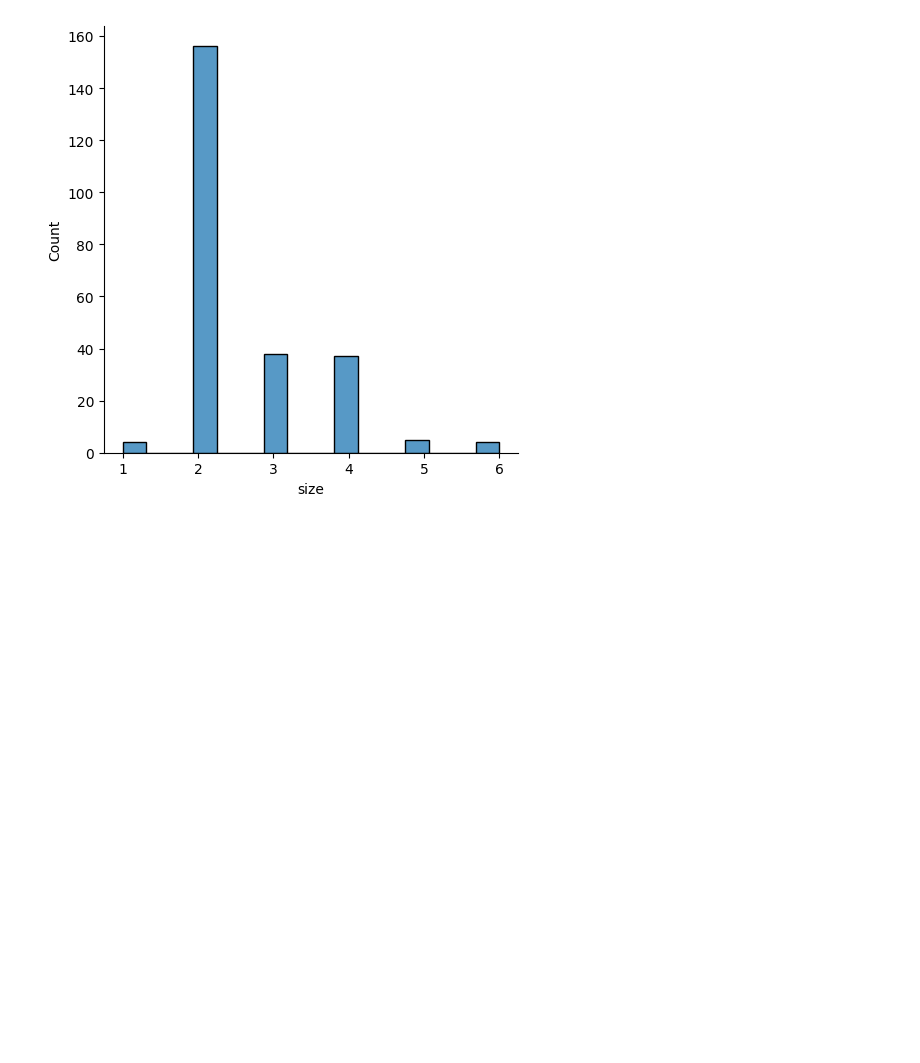
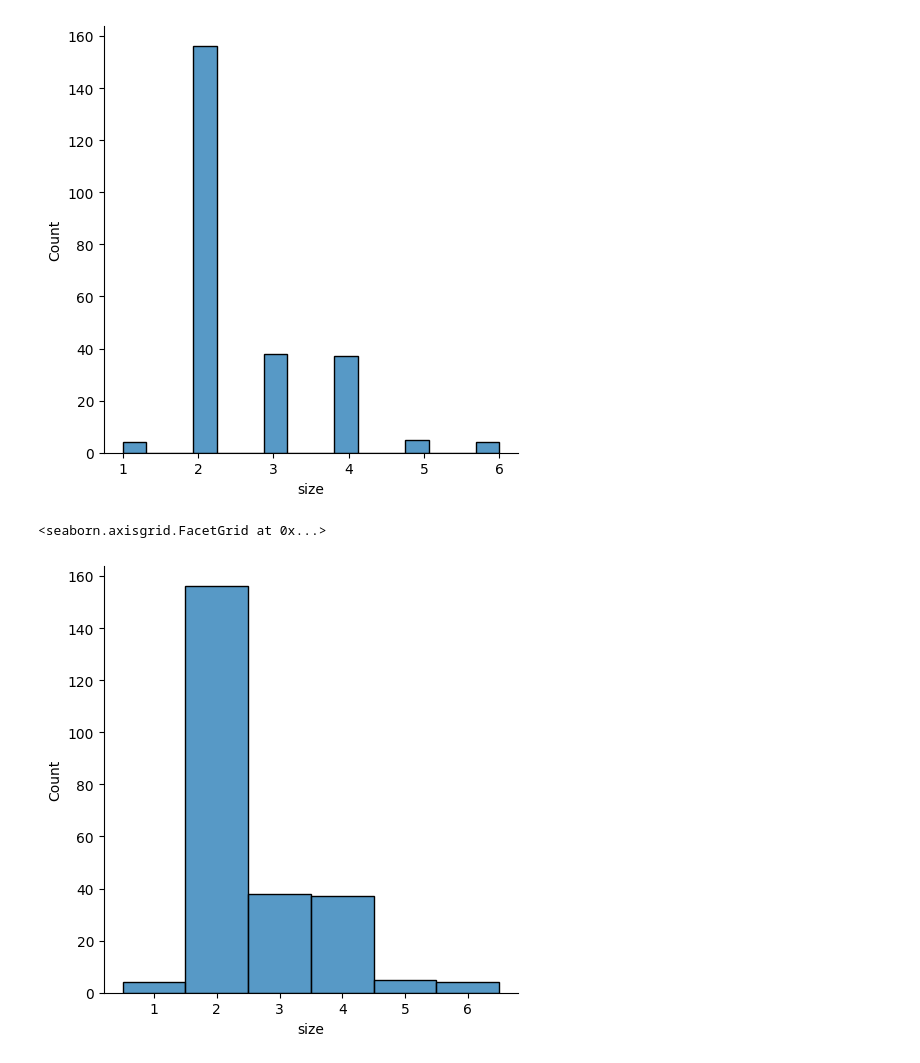
Before and after one commit to hosngholami/Learning, a Jupyter notebook: matplotlib.ipynb, the cells around one changed output. Drawn from its saved outputs; the diff is of its cells as text; code cells hidden in the pictures; blank space fills up the shorter version.

```diff
--- a/matplotlib.ipynb
+++ b/matplotlib.ipynb
@@ -67,3 +67,8 @@ sns.displot(tips, x='size')
 # %% [output]
 <seaborn.axisgrid.FacetGrid at 0x...>
 [figure]
+# %%
+sns.displot(tips, x='size', discrete=True)
+# %% [output]
+<seaborn.axisgrid.FacetGrid at 0x...>
+[figure, added]
```
Also changed, not shown: parts of 14 cells of this notebook.
